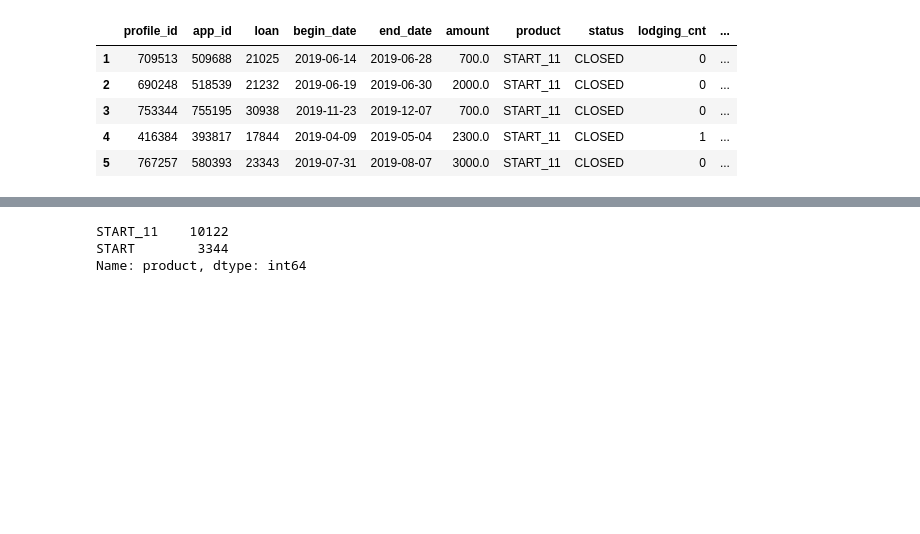
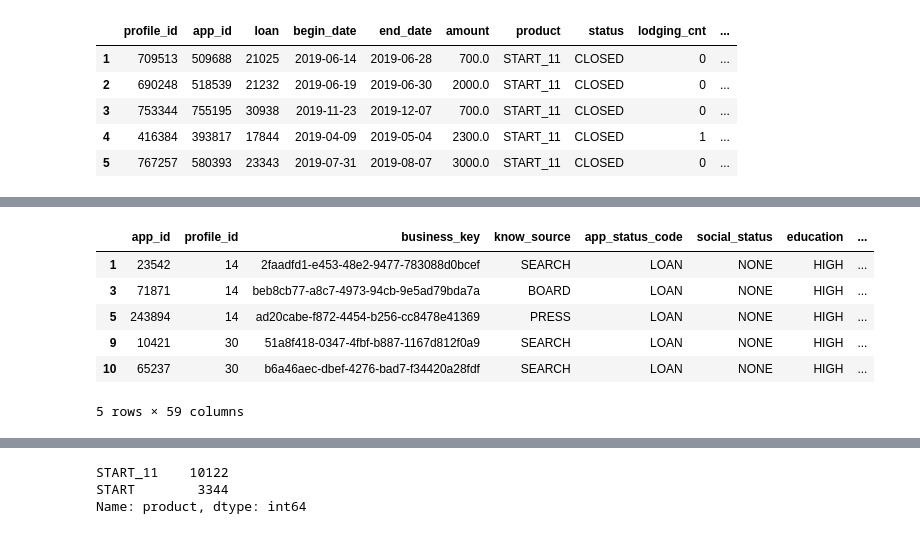
Before and after one commit to RomanShevtsiv/lending-score-model, a Jupyter notebook: notebooks/eda-apps.ipynb, the cells around one changed output, grey strips where cells are left out. Drawn from its saved outputs; the diff is of its cells as text; code cells hidden in the pictures; blank space fills up the shorter version.

```diff
--- a/notebooks/eda-apps.ipynb
+++ b/notebooks/eda-apps.ipynb
@@ -193,0 +200,25 @@ df_apps.groupby(['profile_id','app_rank'])[].count()
+# %%
+# convert 'created_at' and 'updated_at' fields to datetime type
+datetime_fields = [
+    'start_time','end_time','reg_addr_date','liv_addr_date','birthday',
+    'income_next','emp_begin','passport_date'
+]
+df_apps.loc[:,datetime_fields] = df_apps[datetime_fields].transform(pd.to_datetime, errors='coerce')
+
+# Convert mobile phone code to string
+df_apps['mphone_code'] = '0' + df_apps['mphone_code'].astype(str)
+
+# Convert to NaN's missing pheone codes for living, registration and employment addresses
+df_apps['liv_phone_code'].replace({'n': np.NaN}, inplace=True)
+df_apps['reg_phone_code'].replace({'n': np.NaN}, inplace=True)
+df_apps['emp_phone_code'].replace({'n': np.NaN}, inplace=True)
+
+df_apps.head()
+# %% [output]
+|  | app_id | profile_id | business_key | know_source | app_status_code | social_status | education | ... |
+| 1 | 23542 | 14 | 2faadfd1-e453-48e2-9477-783088d0bcef | SEARCH | LOAN | NONE | HIGH | ... |
+| 3 | 71871 | 14 | beb8cb77-a8c7-4973-94cb-9e5ad79bda7a | BOARD | LOAN | NONE | HIGH | ... |
+| 5 | 243894 | 14 | ad20cabe-f872-4454-b256-cc8478e41369 | PRESS | LOAN | NONE | HIGH | ... |
+| 9 | 10421 | 30 | 51a8f418-0347-4fbf-b887-1167d812f0a9 | SEARCH | LOAN | NONE | HIGH | ... |
+| 10 | 65237 | 30 | b6a46aec-dbef-4276-bad7-f34420a28fdf | SEARCH | LOAN | NONE | HIGH | ... |
+5 rows × 59 columns
```
Also changed, not shown: parts of 18 cells of this notebook.
